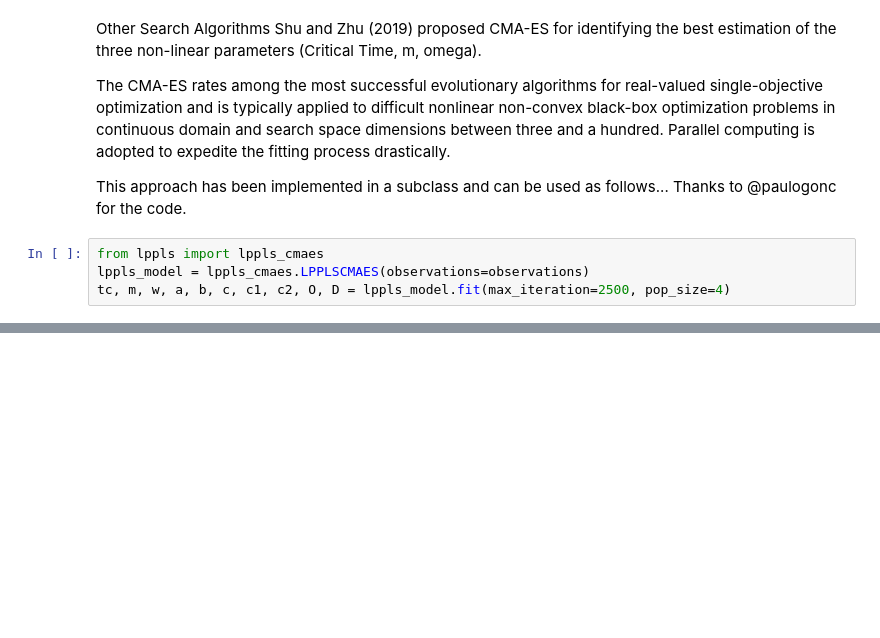
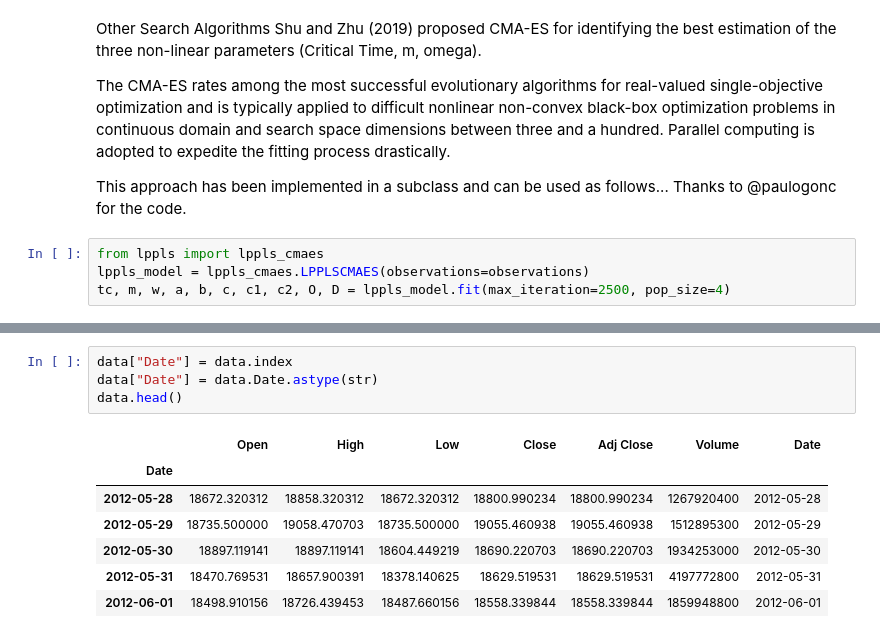
Before and after one commit to Tinspaceandrew/Jupyter-Sharing, a Jupyter notebook: LPPLS demo.ipynb, the cells around one changed output, grey strips where cells are left out. Cells and saved outputs as stored; diff of their text form; blank space fills up the shorter version.

```diff
--- a/LPPLS demo.ipynb
+++ b/LPPLS demo.ipynb
@@ -72,0 +89,12 @@ tc, m, w, a, b, c, c1, c2, O, D = lppls_model.fit(max_iteration=2500, pop_size=4
+# %%
+data["Date"] = data.index
+data["Date"] = data.Date.astype(str)
+data.head()
+# %% [output]
+|  | Open | High | Low | Close | Adj Close | Volume | Date |
+| Date |  |  |  |  |  |  |  |
+| 2012-05-28 | 18672.320312 | 18858.320312 | 18672.320312 | 18800.990234 | 18800.990234 | 1267920400 | 2012-05-28 |
+| 2012-05-29 | 18735.500000 | 19058.470703 | 18735.500000 | 19055.460938 | 19055.460938 | 1512895300 | 2012-05-29 |
+| 2012-05-30 | 18897.119141 | 18897.119141 | 18604.449219 | 18690.220703 | 18690.220703 | 1934253000 | 2012-05-30 |
+| 2012-05-31 | 18470.769531 | 18657.900391 | 18378.140625 | 18629.519531 | 18629.519531 | 4197772800 | 2012-05-31 |
+| 2012-06-01 | 18498.910156 | 18726.439453 | 18487.660156 | 18558.339844 | 18558.339844 | 1859948800 | 2012-06-01 |
```
Also changed, not shown: parts of 8 cells of this notebook.
